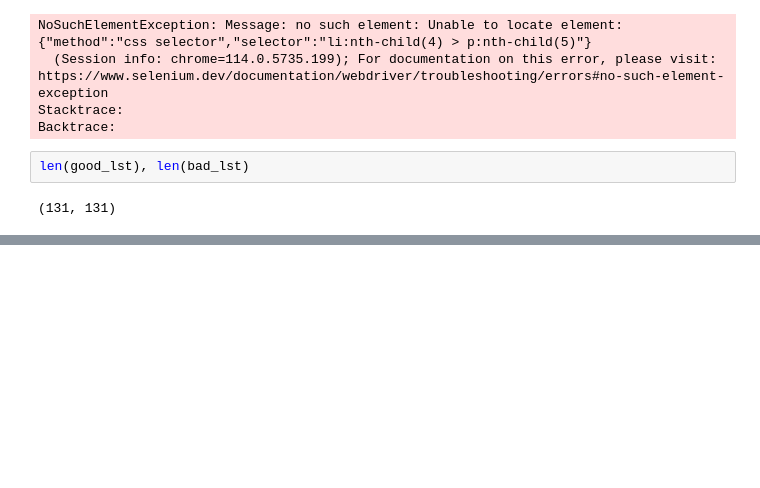
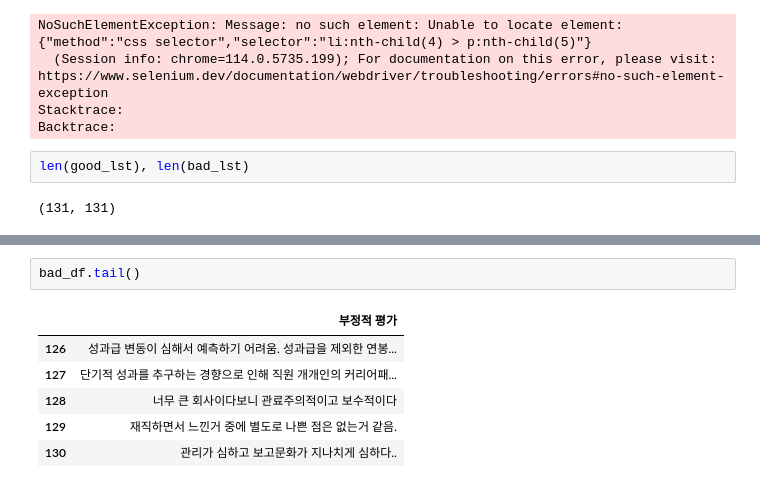
Before and after one commit to parking-place/EZPZ_Project, a Jupyter notebook: modules/crawlers/catch.ipynb, the cells around one changed output, grey strips where cells are left out. Cells and saved outputs as stored; diff of their text form; blank space fills up the shorter version.

```diff
--- a/modules/crawlers/catch.ipynb
+++ b/modules/crawlers/catch.ipynb
@@ -226,0 +214,9 @@ bad_lst
+# %%
+bad_df.tail()
+# %% [output]
+|  | 부정적 평가 |
+| 126 | 성과급 변동이 심해서 예측하기 어려움. 성과급을 제외한 연봉... |
+| 127 | 단기적 성과를 추구하는 경향으로 인해 직원 개개인의 커리어패... |
+| 128 | 너무 큰 회사이다보니 관료주의적이고 보수적이다 |
+| 129 | 재직하면서 느낀거 중에 별도로 나쁜 점은 없는거 같음. |
+| 130 | 관리가 심하고 보고문화가 지나치게 심하다.. |
```
Also changed, not shown: parts of 13 cells of this notebook.
